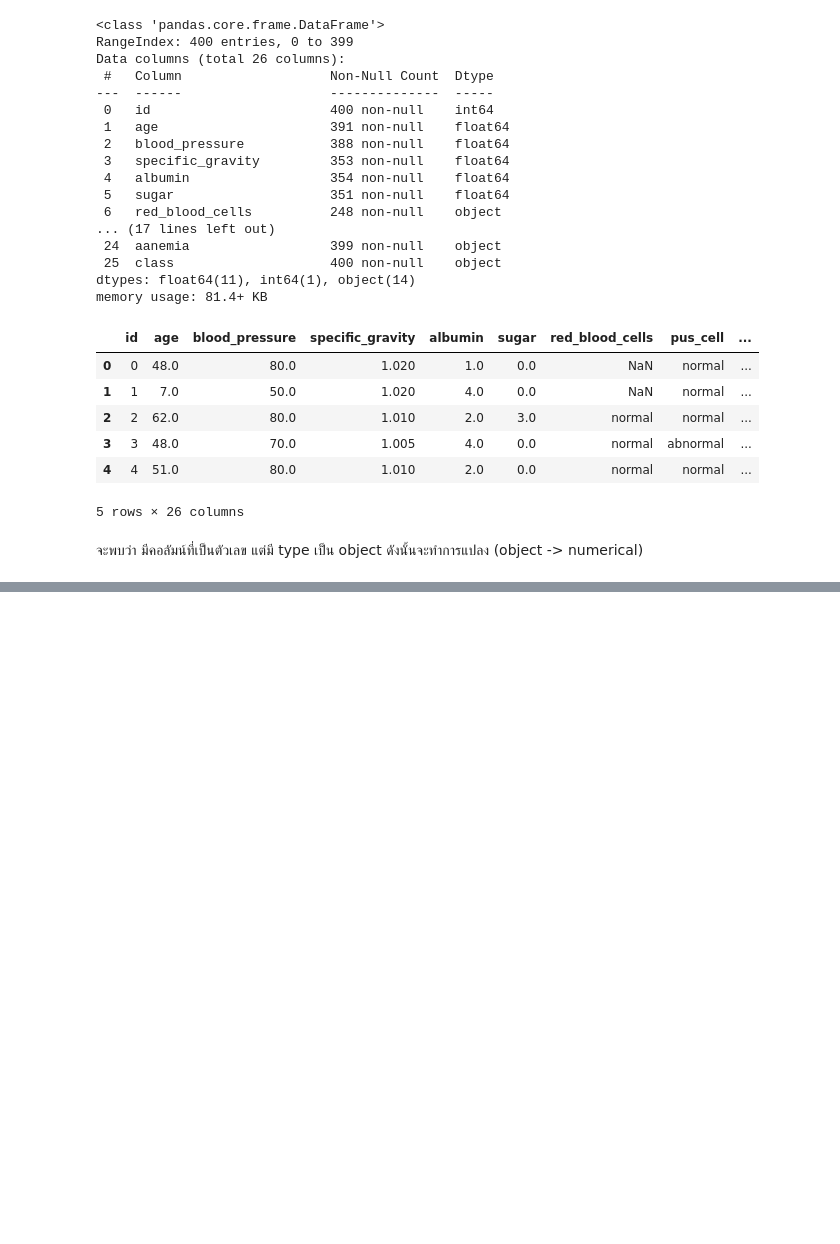
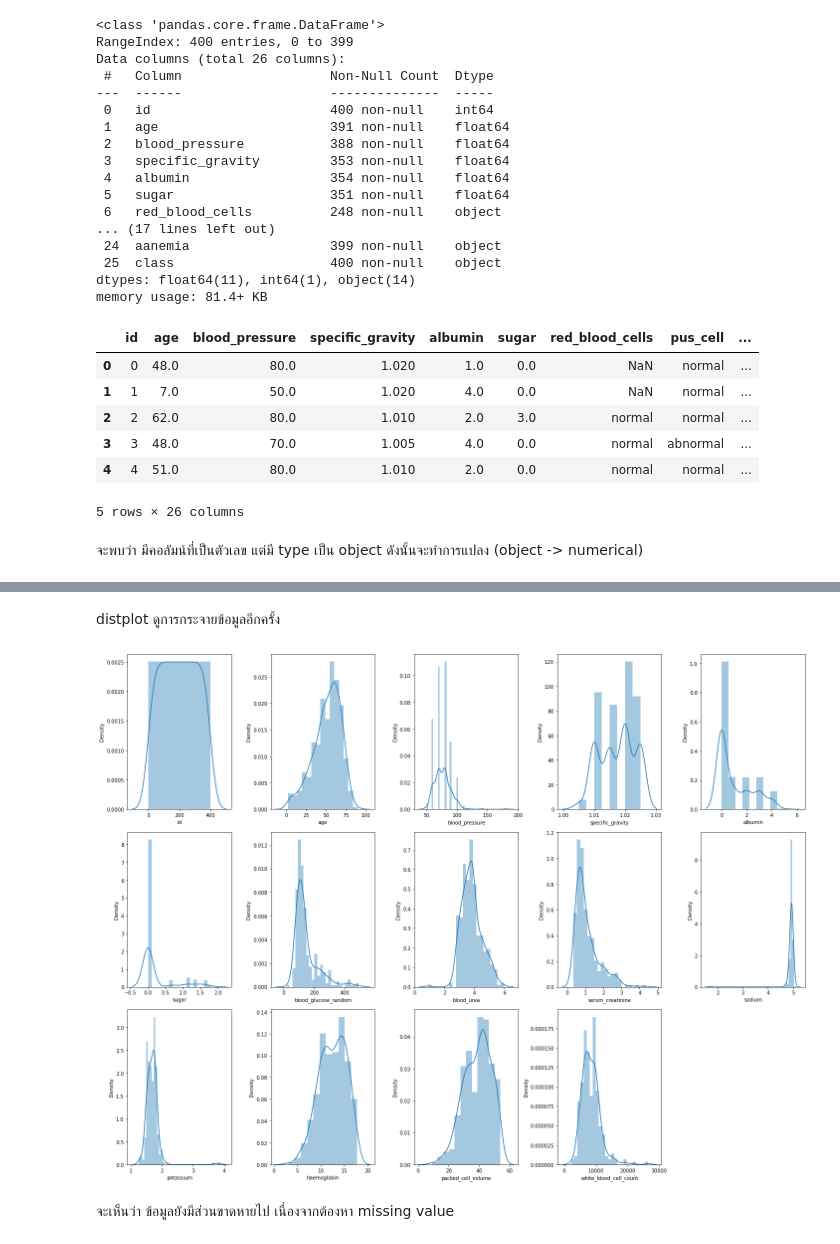
Before and after one commit to BossBoxing/TermProjectKKU_CKD_Prediction_Web_Application, a Jupyter notebook: prototype.ipynb, the cells around one changed output, grey strips where cells are left out. Saved outputs shown, nothing was run; the diff lists cells and outputs as text; code cells hidden in the pictures; blank space fills up the shorter version.

```diff
--- a/prototype.ipynb
+++ b/prototype.ipynb
@@ -64,0 +196,20 @@ df.head()
+# %% [markdown]
+distplot ดูการกระจายข้อมูลอีกครั้ง
+# %%
+plt.figure(figsize = (20, 15))
+plotnumber = 1
+
+for column in num_cols:
+    if plotnumber <= 14:
+        ax = plt.subplot(3, 5, plotnumber)
+        sns.distplot(df[column])
+        plt.xlabel(column)
+
+    plotnumber += 1
+
+plt.tight_layout()
+plt.show()
+# %% [output]
+[figure, added]
+# %% [markdown]
+จะเห็นว่า ข้อมูลยังมีส่วนขาดหายไป เนื่องจากต้องหา missing value
```
Also changed, not shown: parts of 23 cells of this notebook.
